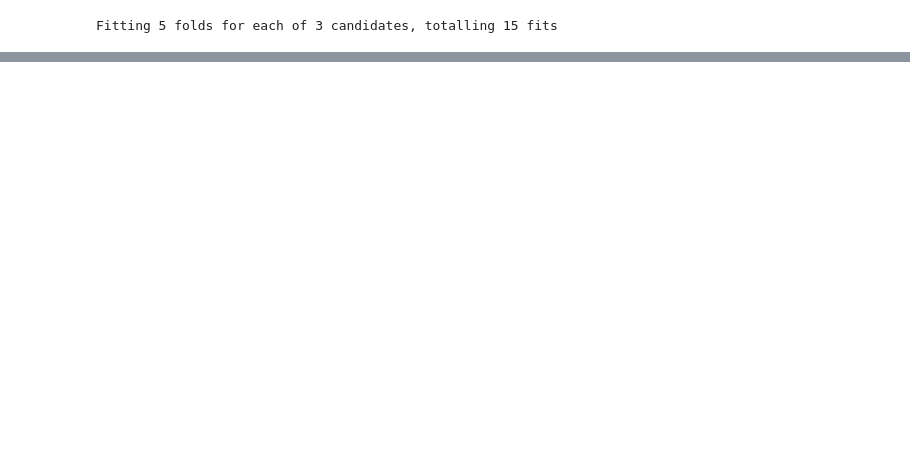
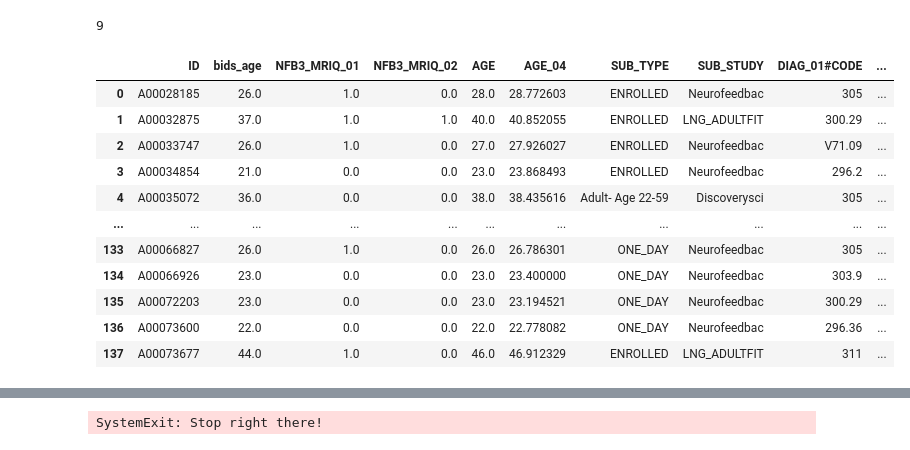
Before and after one commit to Qonrad/2020capstone, a Jupyter notebook: Learning.ipynb, the cells around one changed output, grey strips where cells are left out. Saved outputs shown, nothing was run; the diff lists cells and outputs as text; code cells hidden in the pictures; blank space fills up the shorter version.

```diff
--- a/Learning.ipynb
+++ b/Learning.ipynb
@@ -11,8 +11,29 @@ from sklearn.pipeline import Pipeline
 from sklearn.preprocessing import OneHotEncoder
 INCLUDE_MATRICES_AT_END = True
 
-y = np.load("dependent.npy")
-X = np.load("connectomes.npy")
+# Validate that all appropriate subjects are present and aligned correctly
+ydf = pd.read_csv("./dependent.csv")
+causality_df = pd.read_csv("./granger.csv")
+display(len(causality_df['ID'][0]))
+
+
+priori_metrics = pd.read_csv("./priori_metrics.csv")
+subset = pd.merge(ydf[['ID']], priori_metrics, how='inner', on='ID').sort_values(by=['ID']).reset_index(drop=True)
+display(subset)
+subset.to_csv("subset_temp.csv", index=False)
+
+raise SystemExit("Stop right there!")
+
+
+ydf = pd.merge(ydf, causality_df, how='inner', on='ID').sort_values(by=['ID']).reset_index(drop=True)
+# display(ydf)
+y = ydf.end_avg_minus_start_avg.values
+X = causality_df.loc[:, causality_df.columns != 'ID'].to_numpy()
+
+# display(X)
+# = np.load("connectomes.npy")
+
+
 
 #scaling features
 scaler = preprocessing.StandardScaler().fit(X)
@@ -36,7 +57,7 @@ pipe = Pipeline([
 if INCLUDE_MATRICES_AT_END:
     N_FEATURES_OPTIONS = [100]
 else:
-    N_FEATURES_OPTIONS = [5, "all"]
+    N_FEATURES_OPTIONS = [5, 100, 200, "all"]
 
 C_OPTIONS = [0.0001, 0.001, 0.1]
 C_OPTIONS.reverse()
@@ -45,31 +66,43 @@ param_grid = [
         'reduce_dim__k': N_FEATURES_OPTIONS,
         'svr__kernel': ['linear'],
         'svr__C': C_OPTIONS
     }
 ]
 
 grid = GridSearchCV(pipe, cv=5, n_jobs=-1, param_grid=param_grid, iid=False, verbose=10)
 grid.fit(X_train, y_train)
 
 print("Best parameters set found on development set:")
 print()
 print(grid.best_params_)
 print()
 print("Grid scores on development set:")
 print()
 means = grid.cv_results_['mean_test_score']
 stds = grid.cv_results_['std_test_score']
 for mean, std, params in zip(means, stds, grid.cv_results_['params']):
     print("%0.3f (+/-%0.03f) for %r"
           % (mean, std * 2, params))
 print()
 
 print("Detailed classification report:")
 print()
 print("The model is trained on", len(y_train), "subjects.")
 print("The scores are computed on", len(y_test), "subjects.")
 print()
 y_true, y_pred = y_test, grid.predict(X_test)
 print(r2_score(y_true, y_pred))
 # %% [output]
-Fitting 5 folds for each of 3 candidates, totalling 15 fits
+9
+|  | ID | bids_age | NFB3_MRIQ_01 | NFB3_MRIQ_02 | AGE | AGE_04 | SUB_TYPE | SUB_STUDY | DIAG_01#CODE | ... |
+| 0 | A00028185 | 26.0 | 1.0 | 0.0 | 28.0 | 28.772603 | ENROLLED | Neurofeedbac | 305 | ... |
+| 1 | A00032875 | 37.0 | 1.0 | 1.0 | 40.0 | 40.852055 | ENROLLED | LNG_ADULTFIT | 300.29 | ... |
+| 2 | A00033747 | 26.0 | 1.0 | 0.0 | 27.0 | 27.926027 | ENROLLED | Neurofeedbac | V71.09 | ... |
+| 3 | A00034854 | 21.0 | 0.0 | 0.0 | 23.0 | 23.868493 | ENROLLED | Neurofeedbac | 296.2 | ... |
+| 4 | A00035072 | 36.0 | 0.0 | 0.0 | 38.0 | 38.435616 | Adult- Age 22-59 | Discoverysci | 305 | ... |
+| ... | ... | ... | ... | ... | ... | ... | ... | ... | ... | ... |
+| 133 | A00066827 | 26.0 | 1.0 | 0.0 | 26.0 | 26.786301 | ONE_DAY | Neurofeedbac | 305 | ... |
+| 134 | A00066926 | 23.0 | 0.0 | 0.0 | 23.0 | 23.400000 | ONE_DAY | Neurofeedbac | 303.9 | ... |
+| 135 | A00072203 | 23.0 | 0.0 | 0.0 | 23.0 | 23.194521 | ONE_DAY | Neurofeedbac | 300.29 | ... |
+| 136 | A00073600 | 22.0 | 0.0 | 0.0 | 22.0 | 22.778082 | ONE_DAY | Neurofeedbac | 296.36 | ... |
+| 137 | A00073677 | 44.0 | 1.0 | 0.0 | 46.0 | 46.912329 | ENROLLED | LNG_ADULTFIT | 311 | ... |
@@ -82,0 +110 @@ Fitting 5 folds for each of 3 candidates, totalling 15 fits
+SystemExit: Stop right there!
```
Also changed, not shown: parts of 1 cell of this notebook, 4 other files.
